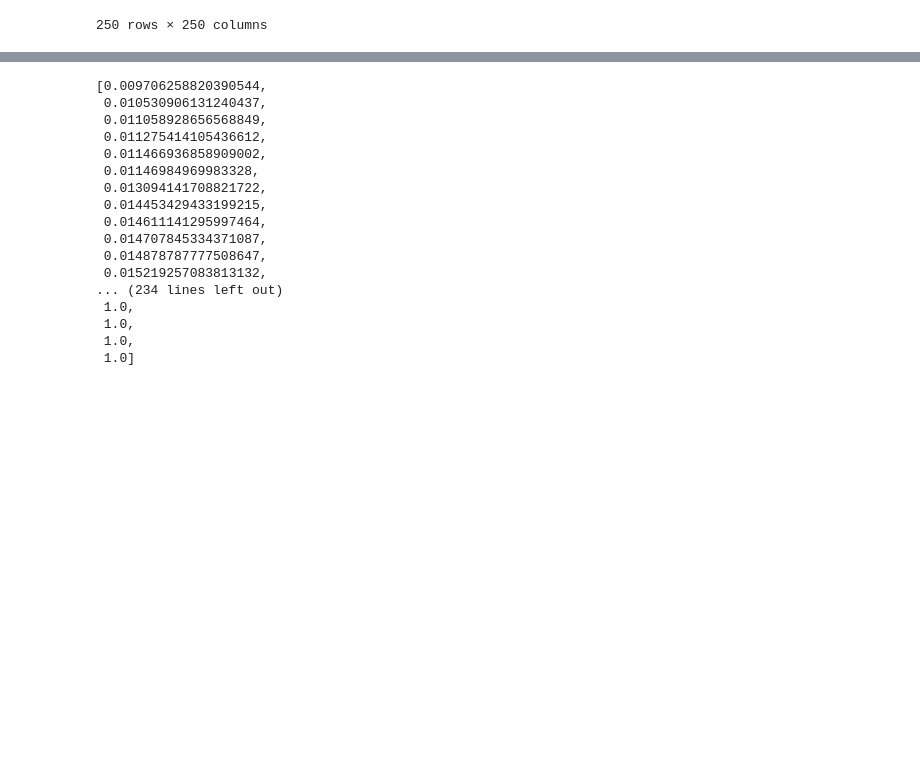
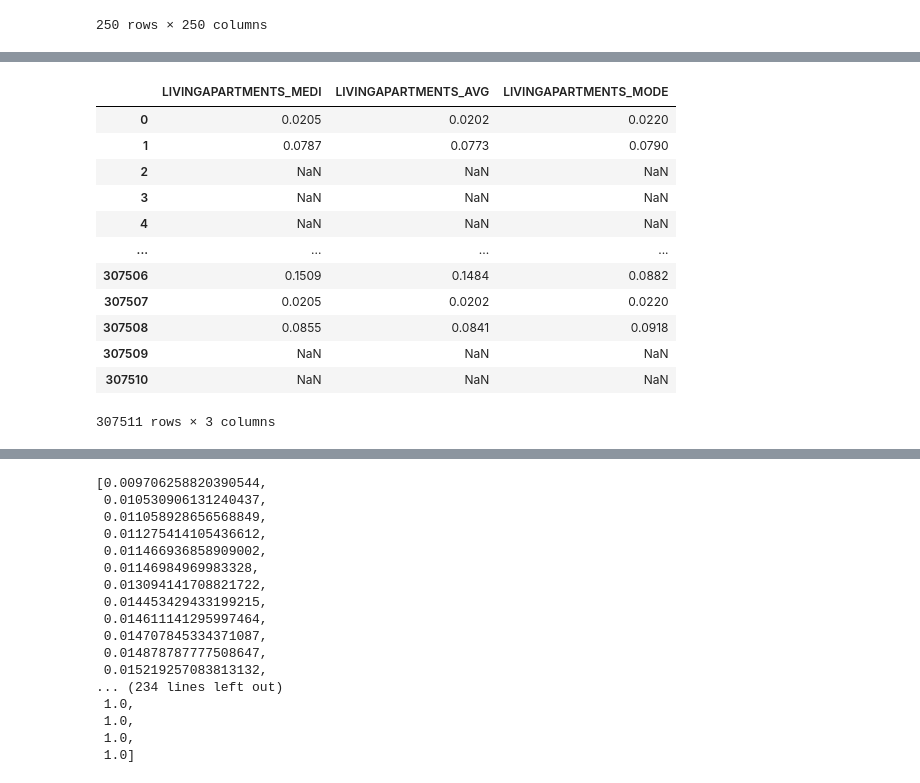
Before and after one commit to kaanan99/403-Project2, a Jupyter notebook: Project_2.ipynb, the cells around one changed output, grey strips where cells are left out. Drawn from its saved outputs; the diff is of its cells as text; code cells hidden in the pictures; blank space fills up the shorter version.

```diff
--- a/Project_2.ipynb
+++ b/Project_2.ipynb
@@ -60,0 +87,16 @@ df_corr_abs = df_corr.abs()
+# %%
+df[["LIVINGAPARTMENTS_MEDI", "LIVINGAPARTMENTS_AVG", "LIVINGAPARTMENTS_MODE"]]
+# %% [output]
+|  | LIVINGAPARTMENTS_MEDI | LIVINGAPARTMENTS_AVG | LIVINGAPARTMENTS_MODE |
+| 0 | 0.0205 | 0.0202 | 0.0220 |
+| 1 | 0.0787 | 0.0773 | 0.0790 |
+| 2 | NaN | NaN | NaN |
+| 3 | NaN | NaN | NaN |
+| 4 | NaN | NaN | NaN |
+| ... | ... | ... | ... |
+| 307506 | 0.1509 | 0.1484 | 0.0882 |
+| 307507 | 0.0205 | 0.0202 | 0.0220 |
+| 307508 | 0.0855 | 0.0841 | 0.0918 |
+| 307509 | NaN | NaN | NaN |
+| 307510 | NaN | NaN | NaN |
+307511 rows × 3 columns
```
Also changed, not shown: parts of 3 cells of this notebook.
